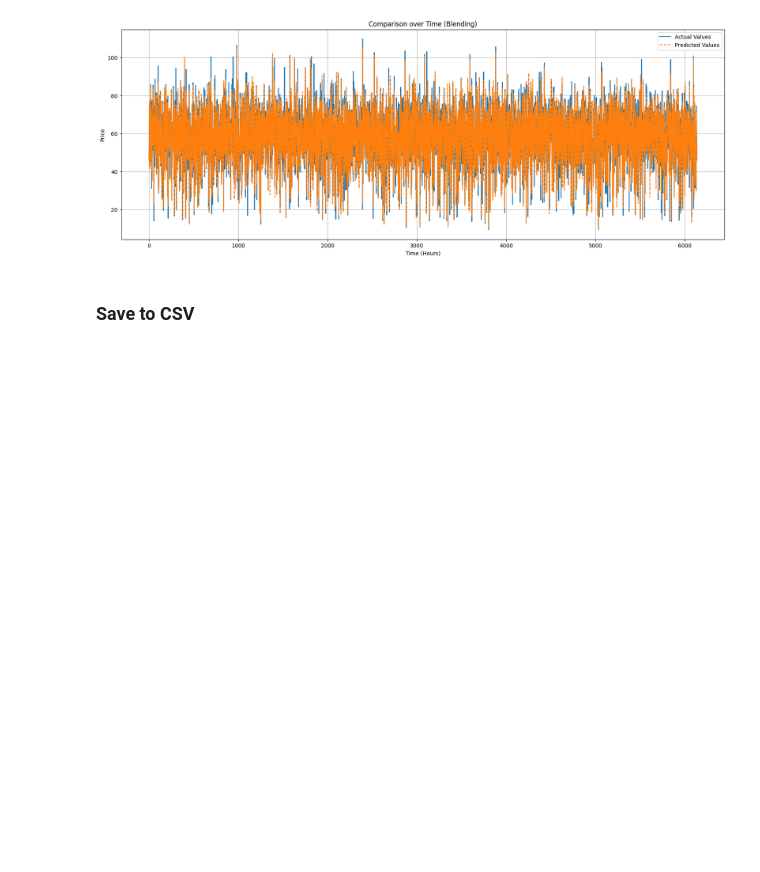
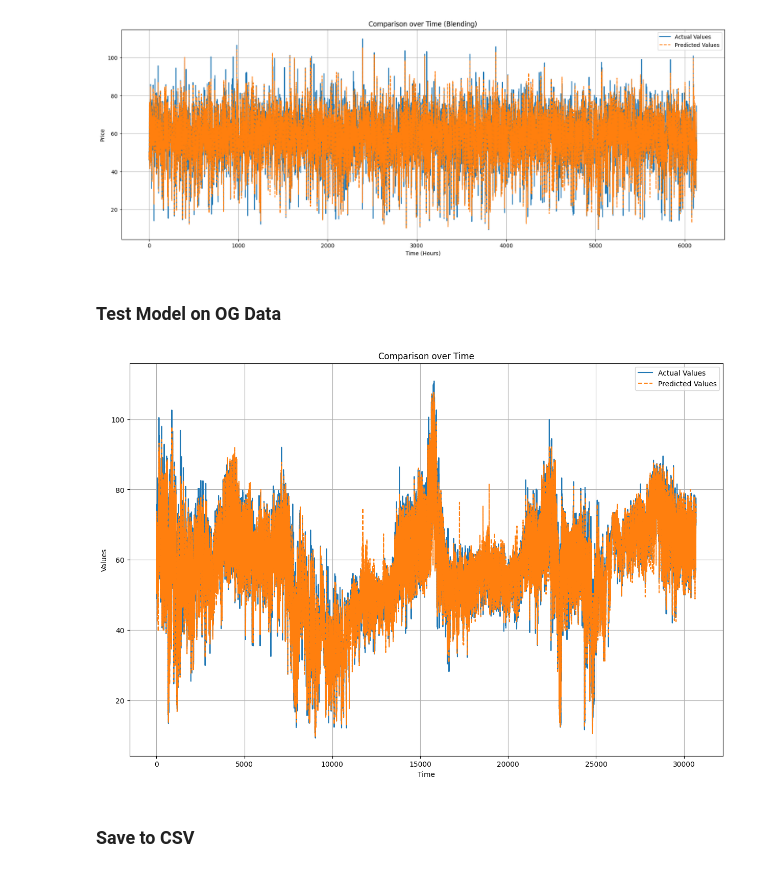
Before and after one commit to Zafewood/IT3212-Data-Powered-Software, a Jupyter notebook: Project/4_blending.ipynb, the cells around one changed output. Saved outputs shown, nothing was run; the diff lists cells and outputs as text; code cells hidden in the pictures; blank space fills up the shorter version.

```diff
--- a/Blending/4_blending.ipynb
+++ b/Project/4_blending.ipynb
@@ -103,6 +106,25 @@ plt.show()
 # %% [output]
 Mean Squared Error (MSE): 23.910171915349373
 [figure]
+# %% [markdown]
+### Test Model on OG Data
+# %%
+test_pred1 = model1.predict(selected_features)
+test_pred2 = model2.predict(selected_features)
+df_original = pd.DataFrame({'pred1': test_pred1, 'pred2': test_pred2})
+y_pred_total = meta_model.predict(df_original)
+
+plt.figure(figsize=(15, 10))
+plt.plot(y, label='Actual Values')
+plt.plot(y_pred_total, label='Predicted Values', linestyle='dashed')
+plt.xlabel('Time')
+plt.ylabel('Values')
+plt.title('Comparison over Time')
+plt.legend()
+plt.grid(True)
+plt.show()
+# %% [output]
+[figure, added]
 # %% [markdown]
 ### Save to CSV
 # %%
```
Also changed, not shown: parts of 2 cells of this notebook, 17 other files.
